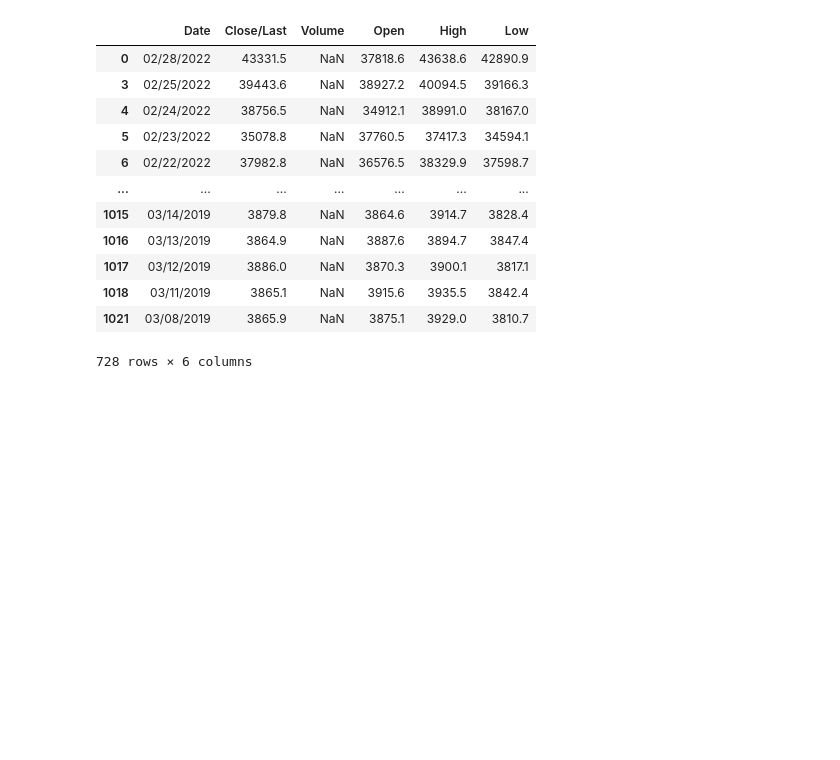
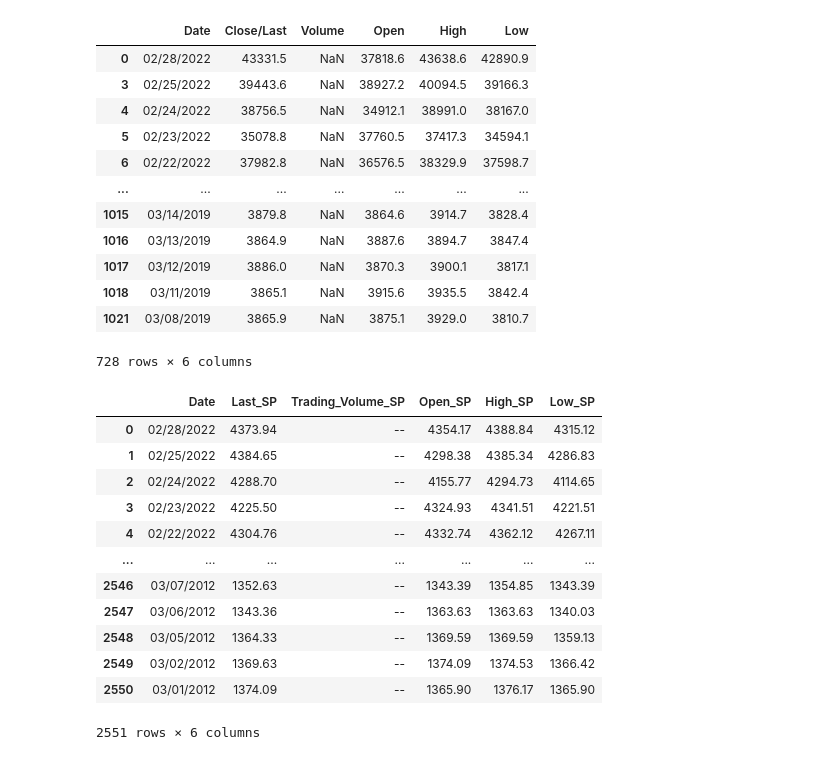
Before and after one commit to RojaReddy329/MachineLearningProject, a Jupyter notebook: ProjectNotebook.ipynb, the cells around one changed output. Drawn from its saved outputs; the diff is of its cells as text; code cells hidden in the pictures; blank space fills up the shorter version.

```diff
--- a/ProjectNotebook.ipynb
+++ b/ProjectNotebook.ipynb
@@ -42,5 +42,32 @@ bitcoin_df
 | 1018 | 03/11/2019 | 3865.1 | NaN | 3915.6 | 3935.5 | 3842.4 |
 | 1021 | 03/08/2019 | 3865.9 | NaN | 3875.1 | 3929.0 | 3810.7 |
 728 rows × 6 columns
+# %%
+#Reading tesla,gold and S&P
+tesla_df = pd.read_csv('Datasets/Tesla.csv')
+tesla_df = tesla_df.rename(columns={"Close/Last": "Last_tesla","Volume":"Trading_Volume_Tesla","Open": "Open_tesla","High": "High_tesla","Low": "Low_tesla"})
+
+
+gold_df = pd.read_csv('Datasets/Gold.csv')
+gold_df = gold_df.rename(columns={"Close/Last": "Last_gold","Volume":"Trading_Volume_Gold","Open": "Open_gold","High": "High_gold","Low": "Low_gold"})
+
+
+sp_df = pd.read_csv('Datasets/SP500.csv')
+sp_df = sp_df.rename(columns={"Close/Last": "Last_SP","Volume":"Trading_Volume_SP","Open": "Open_SP","High": "High_SP","Low": "Low_SP"})
+sp_df
+# %% [output]
+|  | Date | Last_SP | Trading_Volume_SP | Open_SP | High_SP | Low_SP |
+| 0 | 02/28/2022 | 4373.94 | -- | 4354.17 | 4388.84 | 4315.12 |
+| 1 | 02/25/2022 | 4384.65 | -- | 4298.38 | 4385.34 | 4286.83 |
+| 2 | 02/24/2022 | 4288.70 | -- | 4155.77 | 4294.73 | 4114.65 |
+| 3 | 02/23/2022 | 4225.50 | -- | 4324.93 | 4341.51 | 4221.51 |
+| 4 | 02/22/2022 | 4304.76 | -- | 4332.74 | 4362.12 | 4267.11 |
+| ... | ... | ... | ... | ... | ... | ... |
+| 2546 | 03/07/2012 | 1352.63 | -- | 1343.39 | 1354.85 | 1343.39 |
+| 2547 | 03/06/2012 | 1343.36 | -- | 1363.63 | 1363.63 | 1340.03 |
+| 2548 | 03/05/2012 | 1364.33 | -- | 1369.59 | 1369.59 | 1359.13 |
+| 2549 | 03/02/2012 | 1369.63 | -- | 1374.09 | 1374.53 | 1366.42 |
+| 2550 | 03/01/2012 | 1374.09 | -- | 1365.90 | 1376.17 | 1365.90 |
+2551 rows × 6 columns
 # %%
 #rename columns
```
Also changed, not shown: parts of 4 cells of this notebook, 3 other files.
